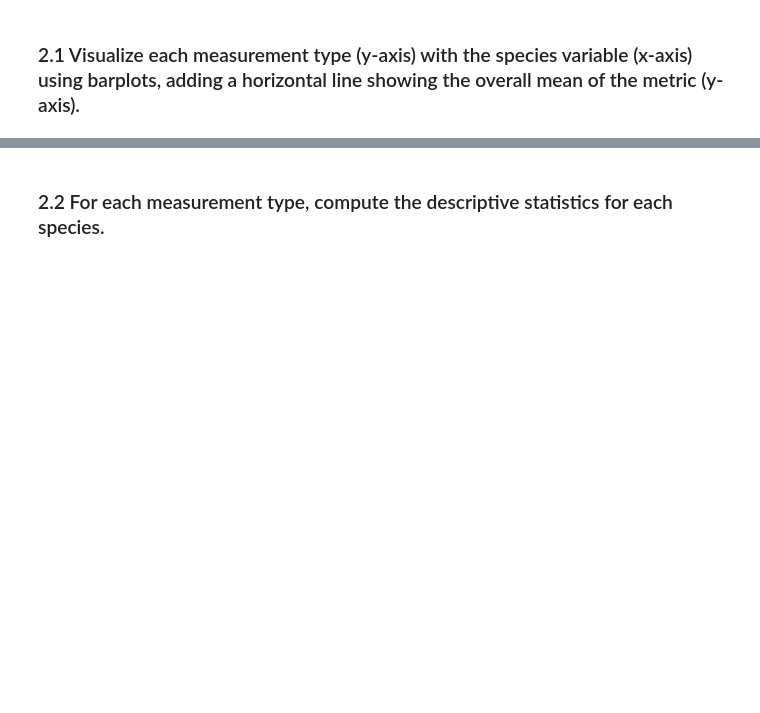
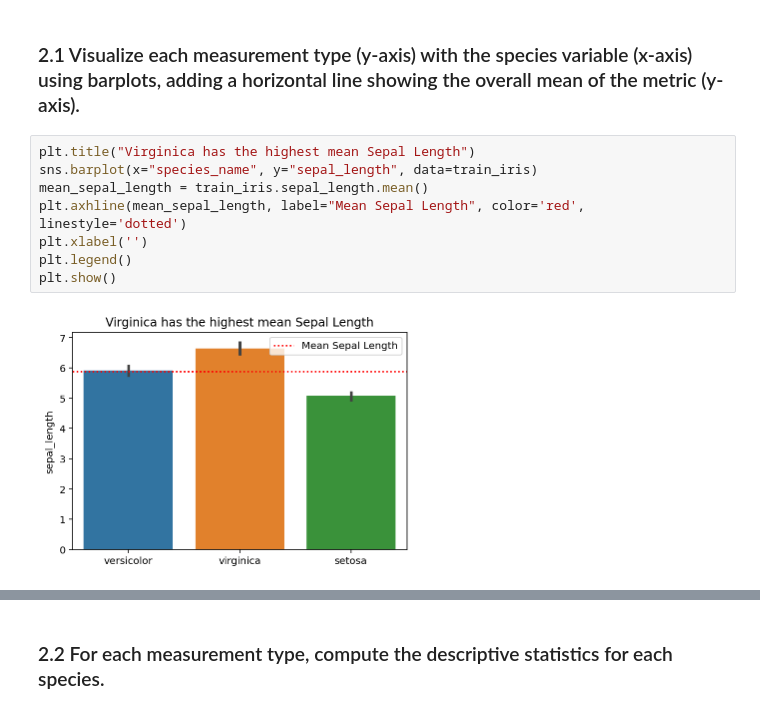
Before and after one commit to QMCBT-JustinEvans/classification-exercises, a Jupyter notebook: classification_exercises.ipynb, the cells around one changed output, grey strips where cells are left out. Saved outputs shown, nothing was run; the diff lists cells and outputs as text; blank space fills up the shorter version.

```diff
--- a/classification_exercises.ipynb
+++ b/classification_exercises.ipynb
@@ -1466,3 +1580,13 @@ train, validate, test = split_iris_data(df)
 ### 2. Bivariate Stats
 # %% [markdown]
 ### 2.1 Visualize each measurement type (y-axis) with the species variable (x-axis) using barplots, adding a horizontal line showing the overall mean of the metric (y-axis).
+# %%
+plt.title("Virginica has the highest mean Sepal Length")
+sns.barplot(x="species_name", y="sepal_length", data=train_iris)
+mean_sepal_length = train_iris.sepal_length.mean()
+plt.axhline(mean_sepal_length, label="Mean Sepal Length", color='red', linestyle='dotted')
+plt.xlabel('')
+plt.legend()
+plt.show()
+# %% [output]
+[figure, added]
```
Also changed, not shown: parts of 91 cells of this notebook.
